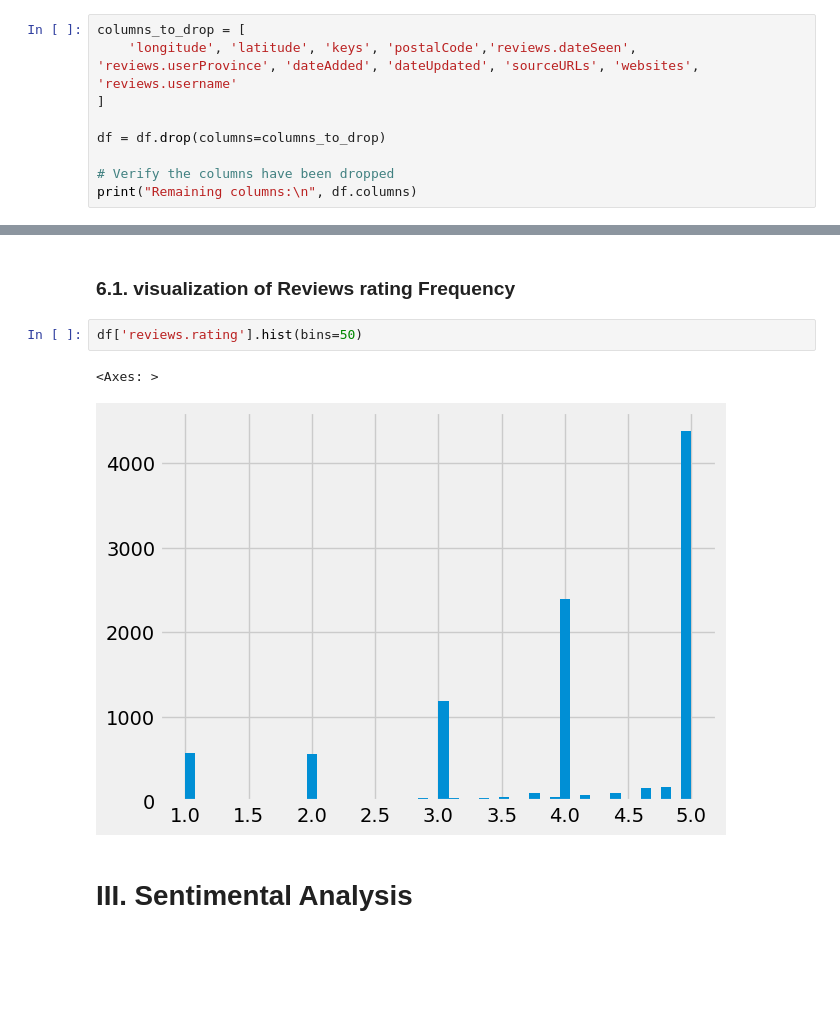
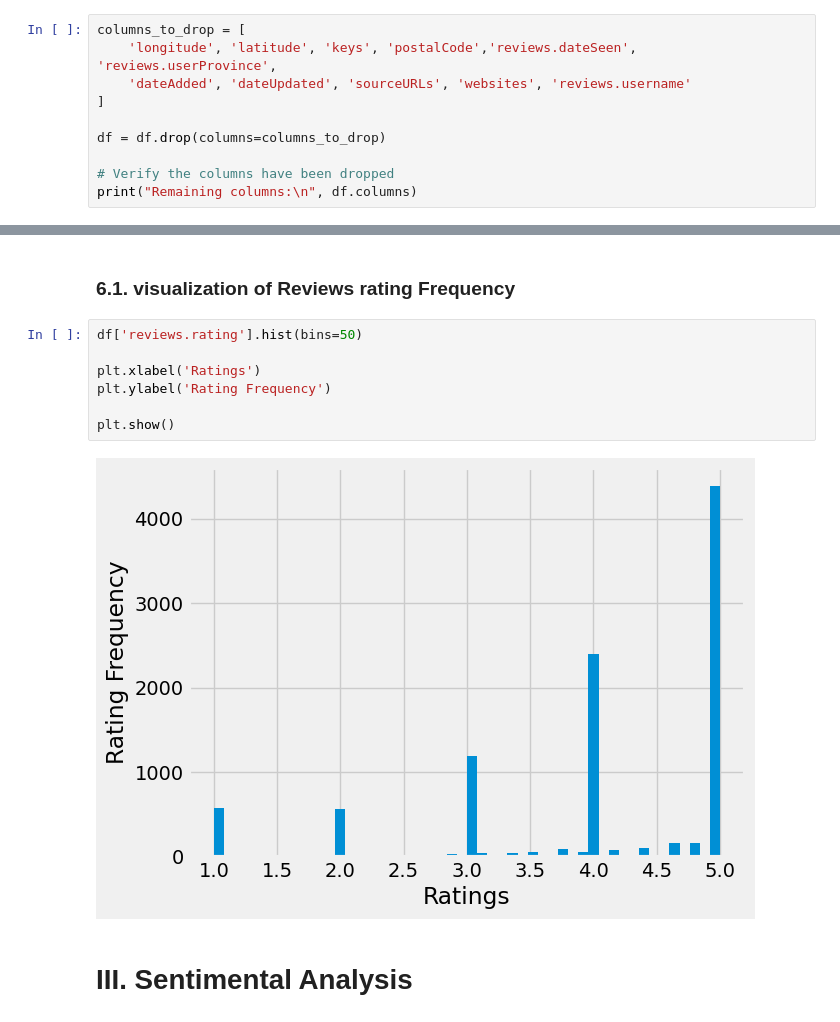
Before and after one commit to weda-mossab/Predicting-Hotel-Occupancy-Rates-with-Sentiment-Analysis-of-Reviews, a Jupyter notebook: Hotel Reviews/hotel_Reviews.ipynb, the cells around one changed output, grey strips where cells are left out. Drawn from its saved outputs; the diff is of its cells as text; blank space fills up the shorter version.

```diff
--- a/Hotel Reviews/hotel_Reviews.ipynb
+++ b/Hotel Reviews/hotel_Reviews.ipynb
@@ -199,7 +192,8 @@ print("Colonnes (presque) vides et pouvant être supprimées:",colonnes_presque_
 Colonnes (presque) vides et pouvant être supprimées: []
 # %%
 columns_to_drop = [
-    'longitude', 'latitude', 'keys', 'postalCode','reviews.dateSeen', 'reviews.userProvince', 'dateAdded', 'dateUpdated', 'sourceURLs', 'websites', 'reviews.username'
+    'longitude', 'latitude', 'keys', 'postalCode','reviews.dateSeen', 'reviews.userProvince',
+    'dateAdded', 'dateUpdated', 'sourceURLs', 'websites', 'reviews.username'
 ]
 
 df = df.drop(columns=columns_to_drop)
@@ -309,9 +303,13 @@ reviewRating_by_PrimaryCategory
 ### 6.1. visualization of Reviews rating Frequency
 # %%
 df['reviews.rating'].hist(bins=50)
+
+plt.xlabel('Ratings')
+plt.ylabel('Rating Frequency')
+
+plt.show()
 # %% [output]
-<Axes: >
-[figure, old version]
+[figure, new version]
 # %% [markdown]
 # III. Sentimental Analysis
 # %% [markdown]
```
Also changed, not shown: parts of 20 cells of this notebook.
